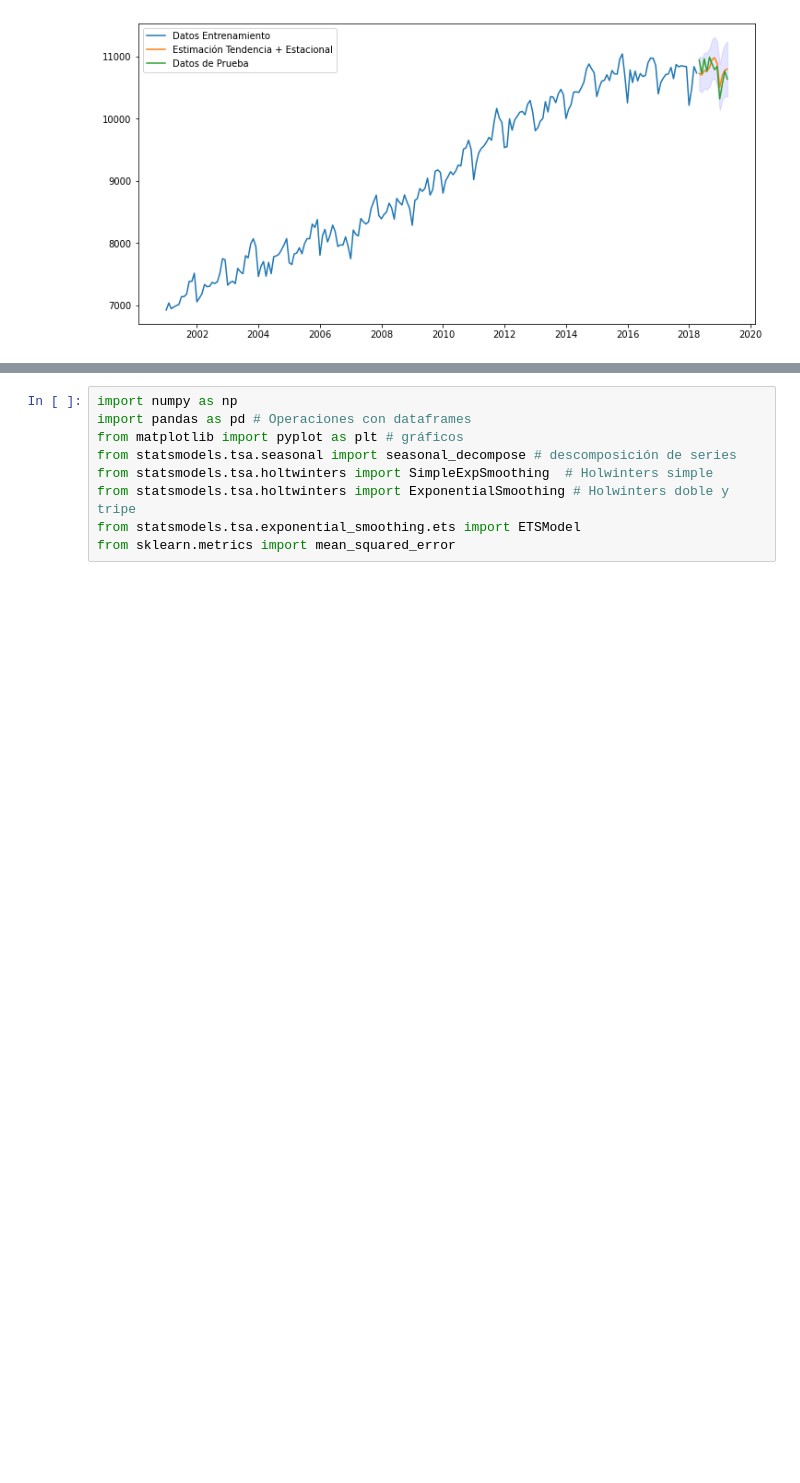
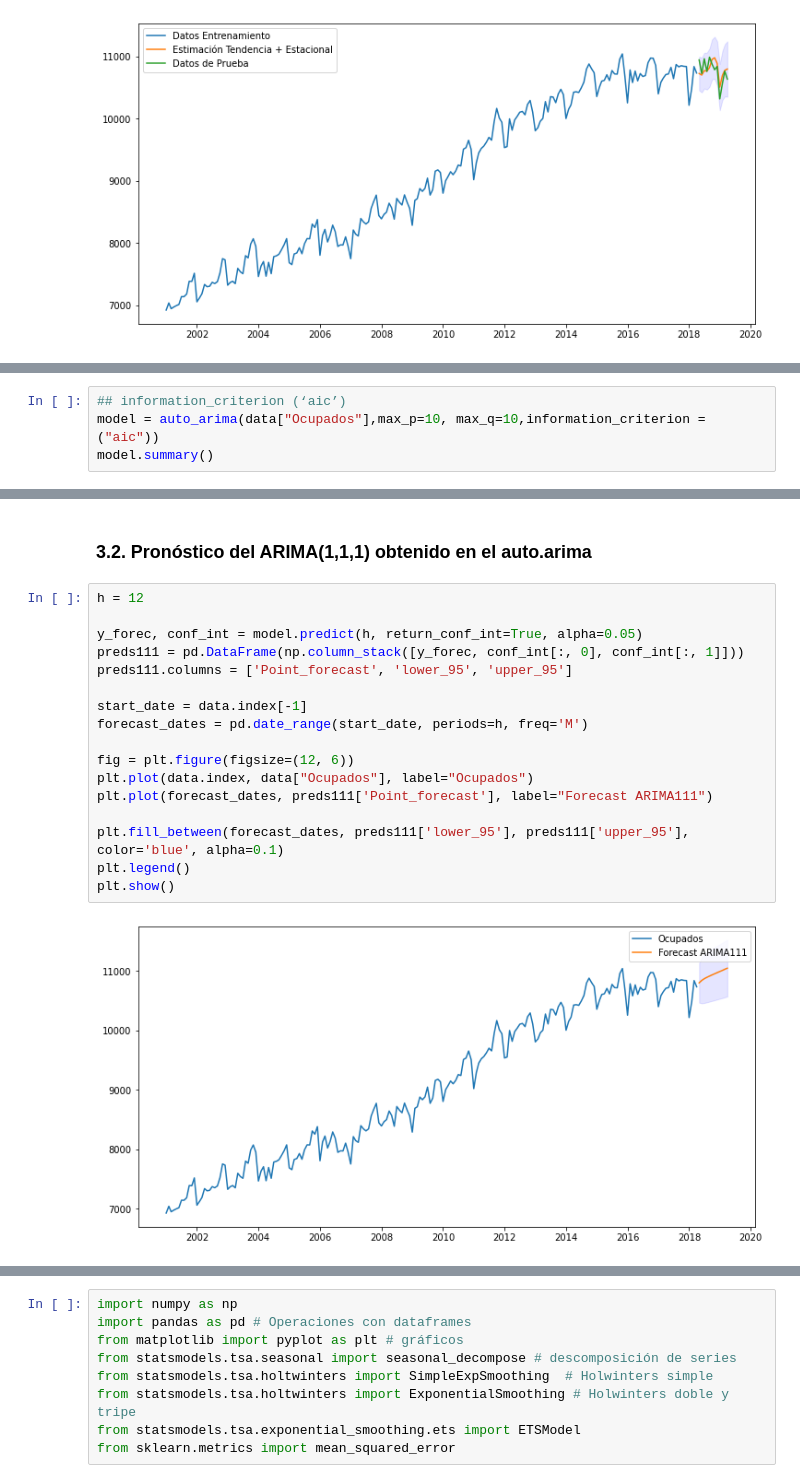
Before and after one commit to KevinGuzm/ProyectoSeriedeTiempo, a Jupyter notebook: Fundamentos.ipynb, the cells around one changed output, grey strips where cells are left out. Drawn from its saved outputs; the diff is of its cells as text; blank space fills up the shorter version.

```diff
--- a/Fundamentos.ipynb
+++ b/Fundamentos.ipynb
@@ -212,0 +293,4 @@ plt.show()
+# %%
+## information_criterion (‘aic’)
+model = auto_arima(data["Ocupados"],max_p=10, max_q=10,information_criterion = ("aic"))
+model.summary()
@@ -212,0 +325,21 @@ plt.show()
+# %% [markdown]
+### 3.2. Pronóstico del ARIMA(1,1,1) obtenido en el auto.arima
+# %%
+h = 12
+
+y_forec, conf_int = model.predict(h, return_conf_int=True, alpha=0.05)
+preds111 = pd.DataFrame(np.column_stack([y_forec, conf_int[:, 0], conf_int[:, 1]]))
+preds111.columns = ['Point_forecast', 'lower_95', 'upper_95']
+
+start_date = data.index[-1]
+forecast_dates = pd.date_range(start_date, periods=h, freq='M')
+
+fig = plt.figure(figsize=(12, 6))
+plt.plot(data.index, data["Ocupados"], label="Ocupados")
+plt.plot(forecast_dates, preds111['Point_forecast'], label="Forecast ARIMA111")
+
+plt.fill_between(forecast_dates, preds111['lower_95'], preds111['upper_95'], color='blue', alpha=0.1)
+plt.legend()
+plt.show()
+# %% [output]
+[figure, added]
```
Also changed, not shown: parts of 20 cells of this notebook.
